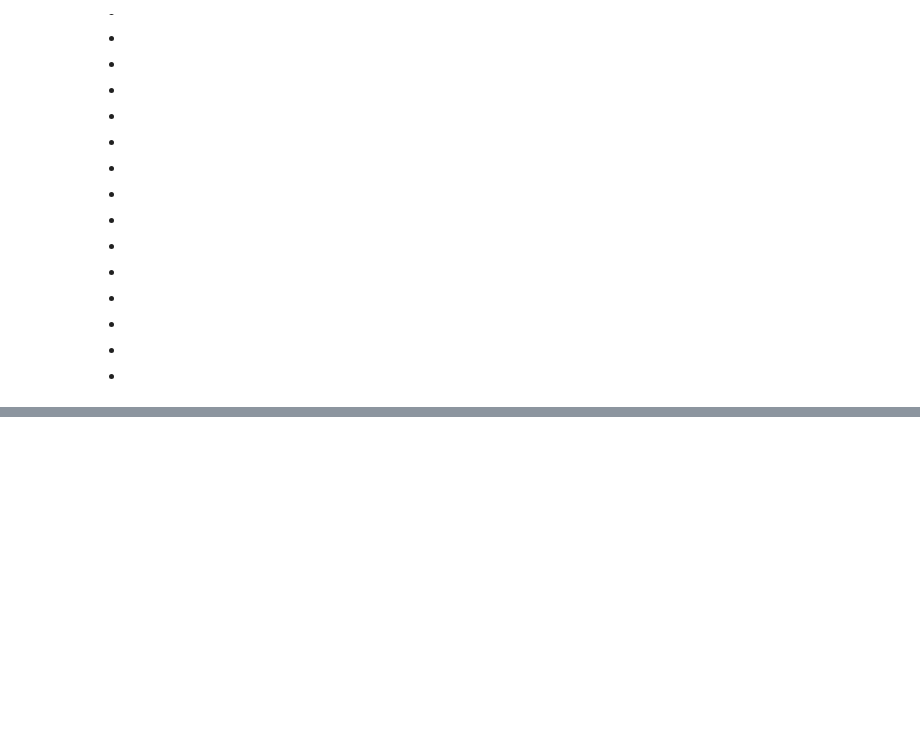
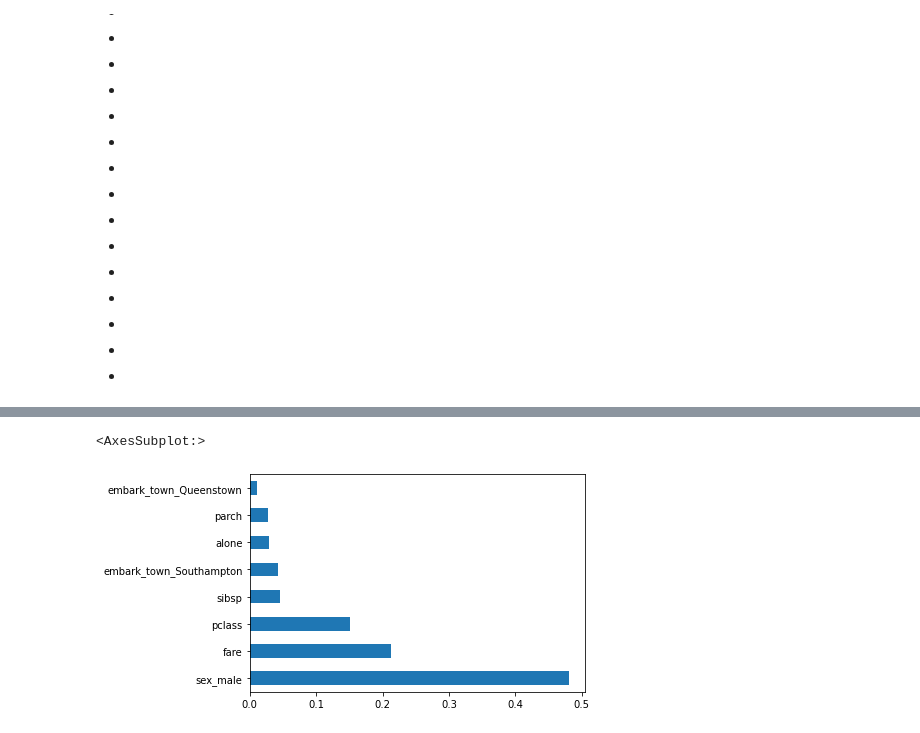
Before and after one commit to geary-shenck/classification-exercises, a Jupyter notebook: model.ipynb, the cells around one changed output, grey strips where cells are left out. Drawn from its saved outputs; the diff is of its cells as text; code cells hidden in the pictures; blank space fills up the shorter version.

```diff
--- a/model.ipynb
+++ b/model.ipynb
@@ -35,6 +38,15 @@ validate shape: (178, 9)
 test shape: (179, 9)
 0 <--- mode of survived in training data / baseline prediction
 61.61% <--- accuracy of baseline prediciton in training data
+# %%
+X_titanic_train = train_df.drop(columns = [prediction_col])
+y_titanic_train = train_df[prediction_col]
+
+X_titanic_validate = validate_df.drop(columns = [prediction_col])
+y_titanic_validate = validate_df[prediction_col]
+
+X_titanic_test = test_df.drop(columns = [prediction_col])
+y_titanic_test = test_df[prediction_col]
 # %%
 def give_it_a_go(X_train,y_train,X_validate,y_validate,depth):
       '''
@@ -848,0 +900,16 @@ def ran_forest_func(X_train, y_train, X_validate, y_validate, depth, leafs):
+# %%
+rf = RandomForestClassifier(bootstrap=True,
+                              class_weight=None,
+                              criterion="gini",
+                              min_samples_leaf=10,
+                              n_estimators=100,
+                              max_depth=4,
+                              random_state=123
+                              )
+
+rf.fit(X_titanic_train,y_titanic_train)
+
+pd.Series(rf.feature_importances_, index=X_titanic_train.columns).nlargest(10).plot(kind='barh')
+# %% [output]
+<AxesSubplot:>
+[figure, added]
```
Also changed, not shown: parts of 47 cells of this notebook.
